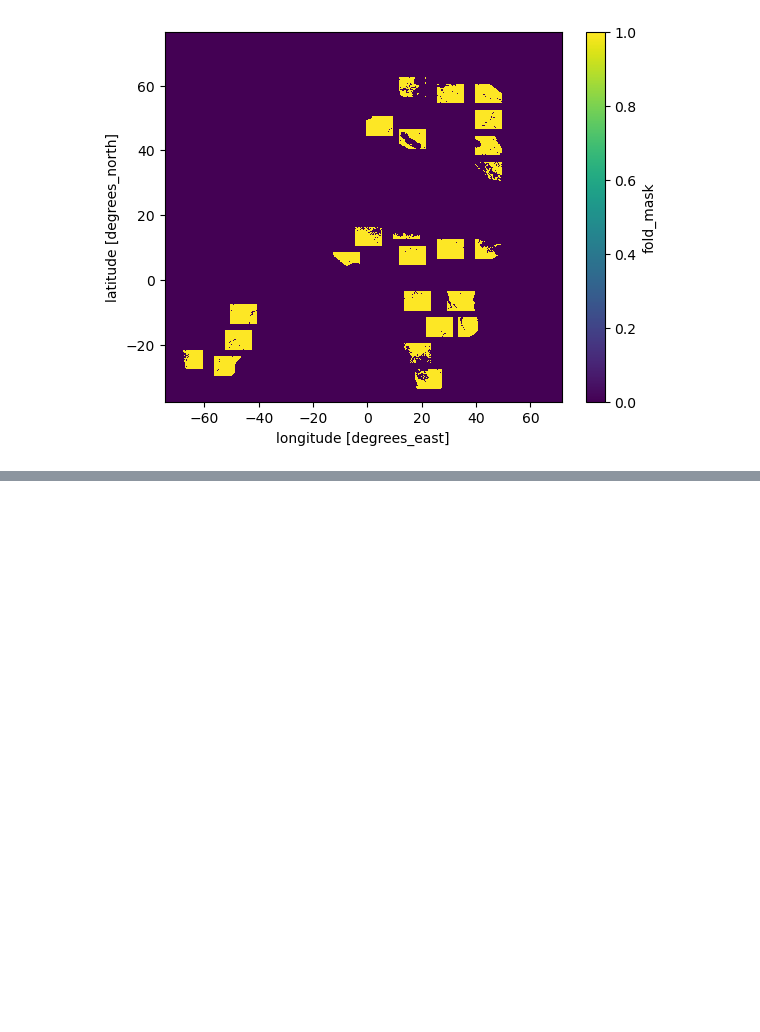
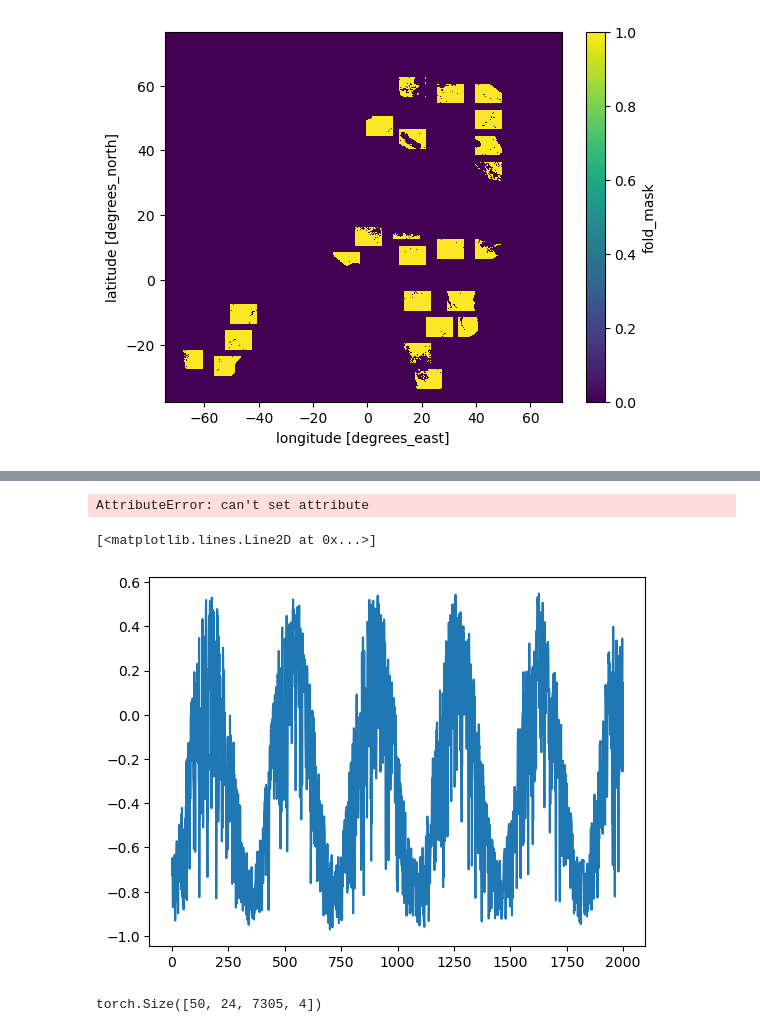
Before and after one commit to bask0/drought_ml, a Jupyter notebook: project/dataloader_dev.ipynb, the cells around one changed output, grey strips where cells are left out. Cells and saved outputs as stored; diff of their text form; code cells hidden in the pictures; blank space fills up the shorter version.

```diff
--- a/project/dataloader_dev.ipynb
+++ b/project/dataloader_dev.ipynb
@@ -41,0 +78,13 @@ ImportError: cannot import name 'TemporalConvNetPL' from 'project.pl_models' (/N
+# %%
+b.f_hourly = b.f_hourly.view(b.f_hourly.shape[0], -1, b.f_hourly.shape[-1])
+# %% [output]
+AttributeError: can't set attribute
+# %%
+plt.plot(br[49, :2000, 1])
+# %% [output]
+[<matplotlib.lines.Line2D at 0x...>]
+[figure, added]
+# %%
+b.f_hourly.shape
+# %% [output]
+torch.Size([50, 24, 7305, 4])
```
Also changed, not shown: parts of 11 cells of this notebook.
